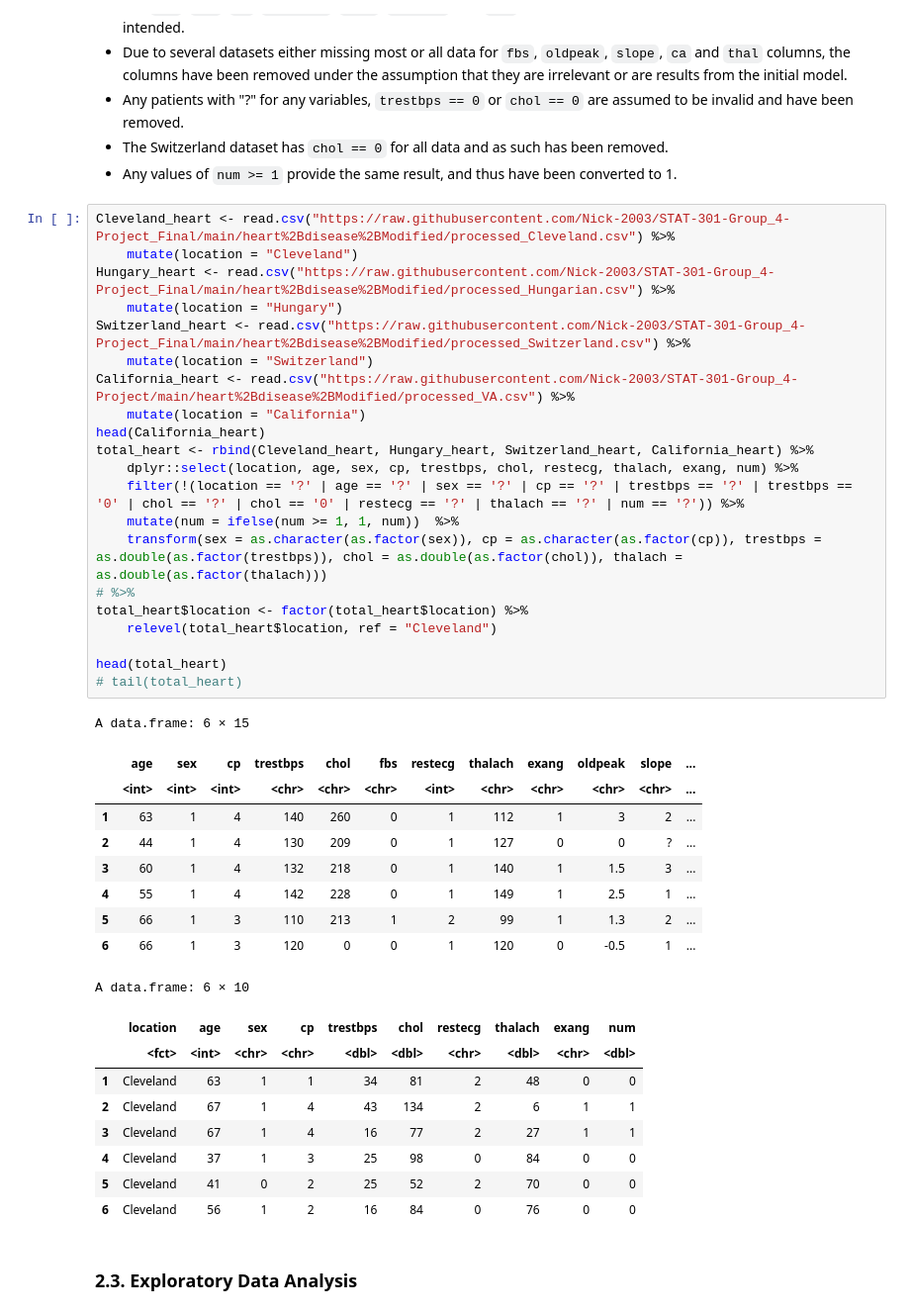
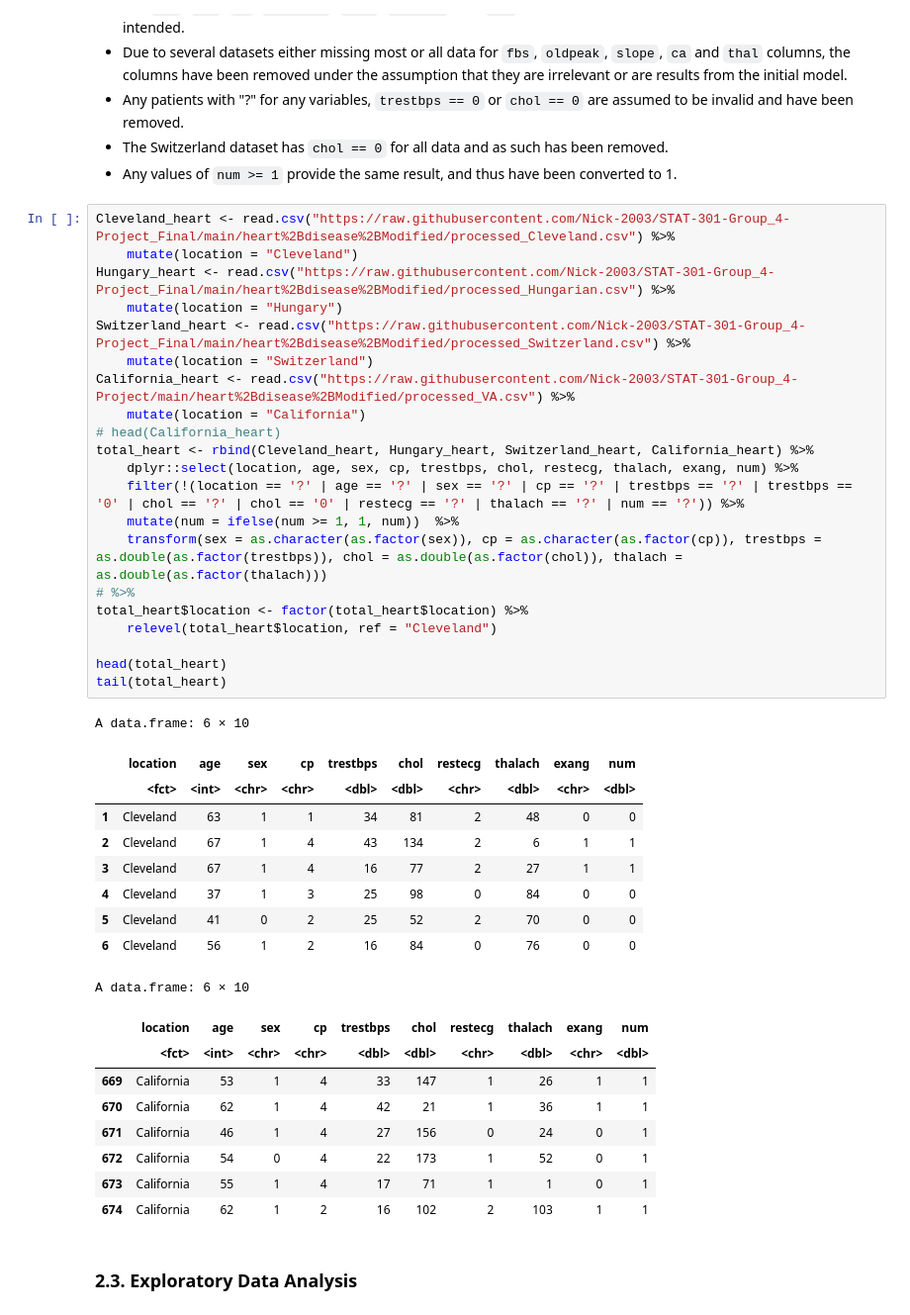
Before and after one commit to Nick-2003/STAT-301-Group_4-Project_Final, a Jupyter notebook: STAT_301_Group_4_Final_Report.ipynb, the cells around one changed output. Shown: that part at 99% size. Drawn from its saved outputs; the diff is of its cells as text.

```diff
--- a/STAT_301_Group_4_Final_Report.ipynb
+++ b/STAT_301_Group_4_Final_Report.ipynb
@@ -111,43 +111,43 @@ The following object is masked from ‘package:dplyr’:
 # %%
 Cleveland_heart <- read.csv("https://raw.githubusercontent.com/Nick-2003/STAT-301-Group_4-Project_Final/main/heart%2Bdisease%2BModified/processed_Cleveland.csv") %>%
     mutate(location = "Cleveland")
 Hungary_heart <- read.csv("https://raw.githubusercontent.com/Nick-2003/STAT-301-Group_4-Project_Final/main/heart%2Bdisease%2BModified/processed_Hungarian.csv") %>%
     mutate(location = "Hungary")
 Switzerland_heart <- read.csv("https://raw.githubusercontent.com/Nick-2003/STAT-301-Group_4-Project_Final/main/heart%2Bdisease%2BModified/processed_Switzerland.csv") %>%
     mutate(location = "Switzerland")
 California_heart <- read.csv("https://raw.githubusercontent.com/Nick-2003/STAT-301-Group_4-Project/main/heart%2Bdisease%2BModified/processed_VA.csv") %>%
     mutate(location = "California")
-head(California_heart)
+# head(California_heart)
 total_heart <- rbind(Cleveland_heart, Hungary_heart, Switzerland_heart, California_heart) %>%
     dplyr::select(location, age, sex, cp, trestbps, chol, restecg, thalach, exang, num) %>%
     filter(!(location == '?' | age == '?' | sex == '?' | cp == '?' | trestbps == '?' | trestbps == '0' | chol == '?' | chol == '0' | restecg == '?' | thalach == '?' | num == '?')) %>%
     mutate(num = ifelse(num >= 1, 1, num))  %>%
     transform(sex = as.character(as.factor(sex)), cp = as.character(as.factor(cp)), trestbps = as.double(as.factor(trestbps)), chol = as.double(as.factor(chol)), thalach = as.double(as.factor(thalach)))
 # %>%
 total_heart$location <- factor(total_heart$location) %>%
     relevel(total_heart$location, ref = "Cleveland")
 
 head(total_heart)
-# tail(total_heart)
+tail(total_heart)
 # %% [output]
-A data.frame: 6 × 15
+A data.frame: 6 × 10
-|  | age | sex | cp | trestbps | chol | fbs | restecg | thalach | exang | oldpeak | slope | ... |
-|  | <int> | <int> | <int> | <chr> | <chr> | <chr> | <int> | <chr> | <chr> | <chr> | <chr> | ... |
-| 1 | 63 | 1 | 4 | 140 | 260 | 0 | 1 | 112 | 1 | 3 | 2 | ... |
-| 2 | 44 | 1 | 4 | 130 | 209 | 0 | 1 | 127 | 0 | 0 | ? | ... |
-| 3 | 60 | 1 | 4 | 132 | 218 | 0 | 1 | 140 | 1 | 1.5 | 3 | ... |
-| 4 | 55 | 1 | 4 | 142 | 228 | 0 | 1 | 149 | 1 | 2.5 | 1 | ... |
-| 5 | 66 | 1 | 3 | 110 | 213 | 1 | 2 | 99 | 1 | 1.3 | 2 | ... |
-| 6 | 66 | 1 | 3 | 120 | 0 | 0 | 1 | 120 | 0 | -0.5 | 1 | ... |
+|  | location | age | sex | cp | trestbps | chol | restecg | thalach | exang | num |
+|  | <fct> | <int> | <chr> | <chr> | <dbl> | <dbl> | <chr> | <dbl> | <chr> | <dbl> |
+| 1 | Cleveland | 63 | 1 | 1 | 34 | 81 | 2 | 48 | 0 | 0 |
+| 2 | Cleveland | 67 | 1 | 4 | 43 | 134 | 2 | 6 | 1 | 1 |
+| 3 | Cleveland | 67 | 1 | 4 | 16 | 77 | 2 | 27 | 1 | 1 |
+| 4 | Cleveland | 37 | 1 | 3 | 25 | 98 | 0 | 84 | 0 | 0 |
+| 5 | Cleveland | 41 | 0 | 2 | 25 | 52 | 2 | 70 | 0 | 0 |
+| 6 | Cleveland | 56 | 1 | 2 | 16 | 84 | 0 | 76 | 0 | 0 |
 A data.frame: 6 × 10
 |  | location | age | sex | cp | trestbps | chol | restecg | thalach | exang | num |
 |  | <fct> | <int> | <chr> | <chr> | <dbl> | <dbl> | <chr> | <dbl> | <chr> | <dbl> |
-| 1 | Cleveland | 63 | 1 | 1 | 34 | 81 | 2 | 48 | 0 | 0 |
-| 2 | Cleveland | 67 | 1 | 4 | 43 | 134 | 2 | 6 | 1 | 1 |
-| 3 | Cleveland | 67 | 1 | 4 | 16 | 77 | 2 | 27 | 1 | 1 |
-| 4 | Cleveland | 37 | 1 | 3 | 25 | 98 | 0 | 84 | 0 | 0 |
-| 5 | Cleveland | 41 | 0 | 2 | 25 | 52 | 2 | 70 | 0 | 0 |
-| 6 | Cleveland | 56 | 1 | 2 | 16 | 84 | 0 | 76 | 0 | 0 |
+| 669 | California | 53 | 1 | 4 | 33 | 147 | 1 | 26 | 1 | 1 |
+| 670 | California | 62 | 1 | 4 | 42 | 21 | 1 | 36 | 1 | 1 |
+| 671 | California | 46 | 1 | 4 | 27 | 156 | 0 | 24 | 0 | 1 |
+| 672 | California | 54 | 0 | 4 | 22 | 173 | 1 | 52 | 0 | 1 |
+| 673 | California | 55 | 1 | 4 | 17 | 71 | 1 | 1 | 0 | 1 |
+| 674 | California | 62 | 1 | 2 | 16 | 102 | 2 | 103 | 1 | 1 |
 # %% [markdown]
 ### 2.3. Exploratory Data Analysis
 # %% [markdown]
```
